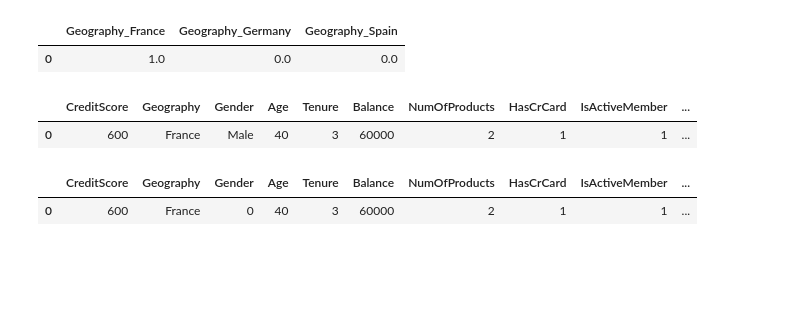
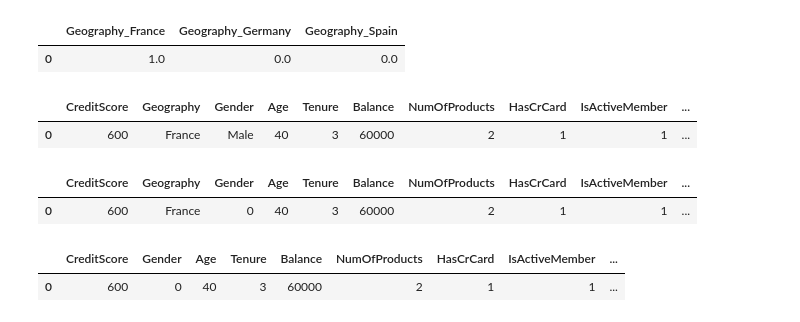
Before and after one commit to JapiKredi/RNN-classification, a Jupyter notebook: experiments.ipynb, the cells around one changed output. Drawn from its saved outputs; the diff is of its cells as text; code cells hidden in the pictures; blank space fills up the shorter version.

```diff
--- a/experiments.ipynb
+++ b/experiments.ipynb
@@ -276,3 +276,11 @@ input_df
 # %% [output]
 |  | CreditScore | Geography | Gender | Age | Tenure | Balance | NumOfProducts | HasCrCard | IsActiveMember | ... |
 | 0 | 600 | France | 0 | 40 | 3 | 60000 | 2 | 1 | 1 | ... |
+# %%
+## concatenation of the data
+
+input_df = pd.concat([input_df.drop(['Geography'], axis=1), geo_encoded_df], axis=1)
+input_df
+# %% [output]
+|  | CreditScore | Gender | Age | Tenure | Balance | NumOfProducts | HasCrCard | IsActiveMember | ... |
+| 0 | 600 | 0 | 40 | 3 | 60000 | 2 | 1 | 1 | ... |
```
Also changed, not shown: parts of 3 cells of this notebook, 1 other file.
